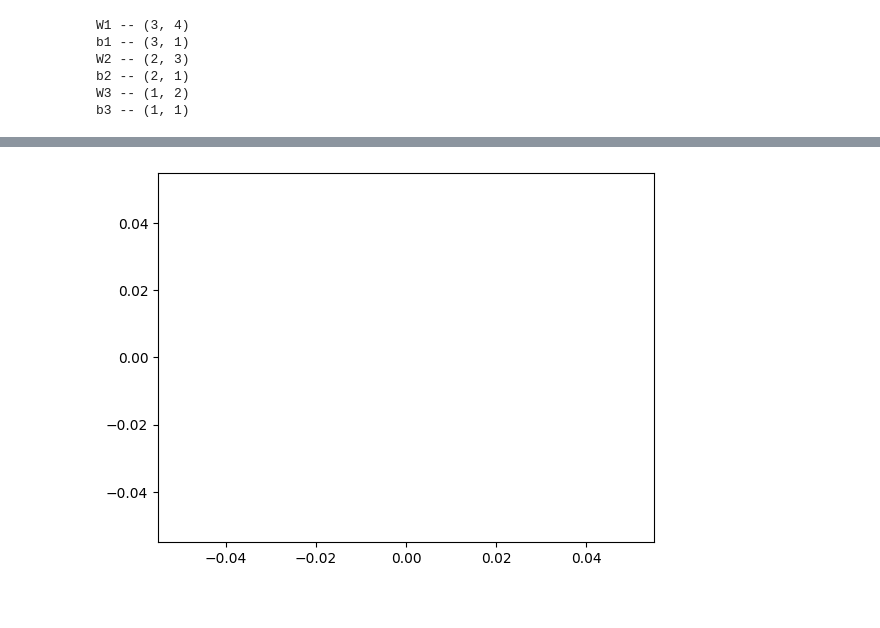
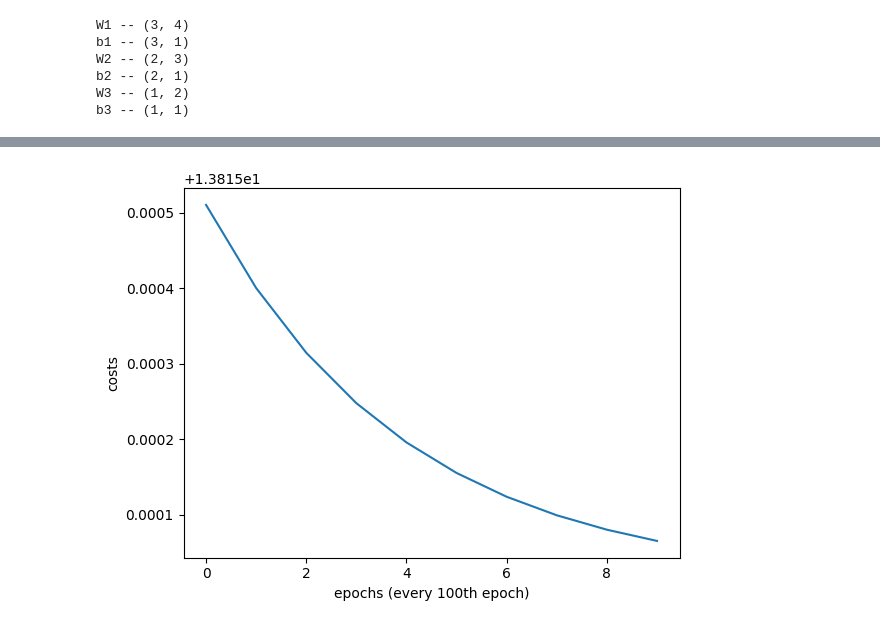
Before and after one commit to DaQshin/deep-neural-network, a Jupyter notebook: notebooks/deep_neural_network.ipynb, the cells around one changed output, grey strips where cells are left out. Cells and saved outputs as stored; diff of their text form; code cells hidden in the pictures.

```diff
--- a/notebooks/deep_neural_network.ipynb
+++ b/notebooks/deep_neural_network.ipynb
@@ -158,8 +174,8 @@ def linear_activation_backward(dA, cache, activation):
     return dA_prev, dW, db
 # %%
-def L_model_backward(AL, Y, caches):
-    dAL = - np.divide(Y, AL) - np.divide((1 - Y), (1 - AL))
-
+def L_model_backward(AL, Y, caches, eps=1e-12):
+    dAL = - (np.divide(Y, AL + eps) - np.divide((1 - Y), (1 - AL + eps)))
+    Y = Y.reshape(AL.shape)
     L = len(caches)
 
     grads = {}
@@ -171,7 +187,7 @@ def L_model_backward(AL, Y, caches):
 
     for l in reversed(range(L - 1)):
         current_cache = caches[l]
-        dA_prev, dW, db = linear_activation_backward(dA_prev, current_cache, 'tanh')
+        dA_prev, dW, db = linear_activation_backward(dA_prev, current_cache, 'relu')
         grads['dA' + str(l)] = dA_prev
         grads['dW' + str(l + 1)] = dW
         grads['db' + str(l + 1)] = db
@@ -179,7 +195,7 @@ def L_model_backward(AL, Y, caches):
 
     return grads
 # %%
-def update_parameters(parameters, grads, learning_rate=0.01):
+def update_parameters(parameters, grads, learning_rate=0.001):
 
     L = len(parameters) // 2
 
@@ -189,3 +205,15 @@ def update_parameters(parameters, grads, learning_rate=0.01):
 
 
     return parameters
+# %%
+parameters = initialize_parameters_deep(layer_dims)
+AL, caches = L_model_forward(X, parameters)
+print(compute_cost(Y, AL))
+grads = L_model_backward(AL, Y, caches)
+parameters = update_parameters(parameters, grads)
+AL, caches = L_model_forward(X, parameters)
+print(compute_cost(Y, AL))
+grads = L_model_backward(AL, Y, caches)
+parameters = update_parameters(parameters, grads)
+AL, caches = L_model_forward(X, parameters)
+print(compute_cost(Y, AL))
@@ -196,16 +228,14 @@ def L_layer_model(X, Y, learning_rate=0.01, num_iterations=1000, print_cost=Fals
     epsilon = 1e-15
     for i in range(num_iterations):
         AL, caches = L_model_forward(X, parameters)
-        AL = np.clip(AL, epsilon, 1 - epsilon)
-
         cost = compute_cost(AL, Y)
-        costs.append(np.squeeze(cost))
         grads = L_model_backward(AL, Y, caches)
         parameters = update_parameters(parameters, grads, learning_rate)
 
-        if print_cost:
-            if i % 100 == 0:
-                print(f'cost after {i} iterations : {np.squeeze(cost)}')
+        if print_cost and (i % 100 == 0 or i == num_iterations - 1):
+            print(f"Cost after iteration {i}: {np.squeeze(cost):.4f}")
+        if i % 100 == 0:
+            costs.append(cost)
 
     return parameters, costs
 # %%
@@ -224,5 +255,7 @@ cost after 900 iterations : nan
 # %%
-plt.plot(range(1000), costs)
+plt.plot(range(len(costs)), costs)
+plt.xlabel('epochs (every 100th epoch)')
+plt.ylabel('costs')
 plt.show()
 # %% [output]
-[figure, old version]
+[figure, new version]
```
Also changed, not shown: parts of 15 cells of this notebook.
